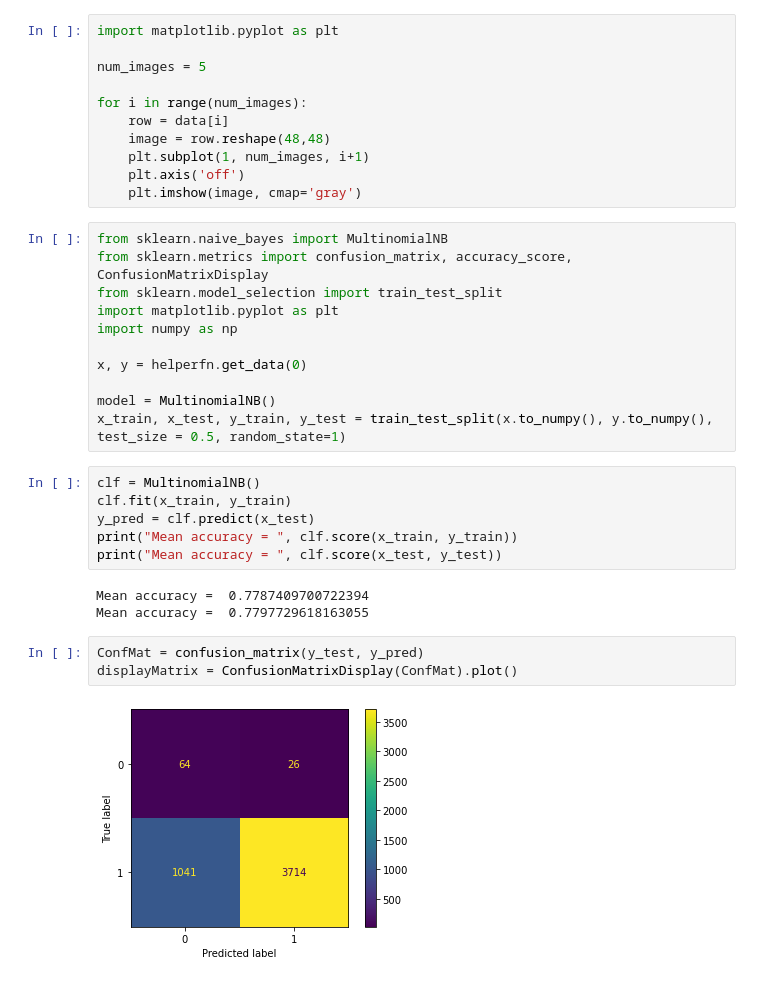
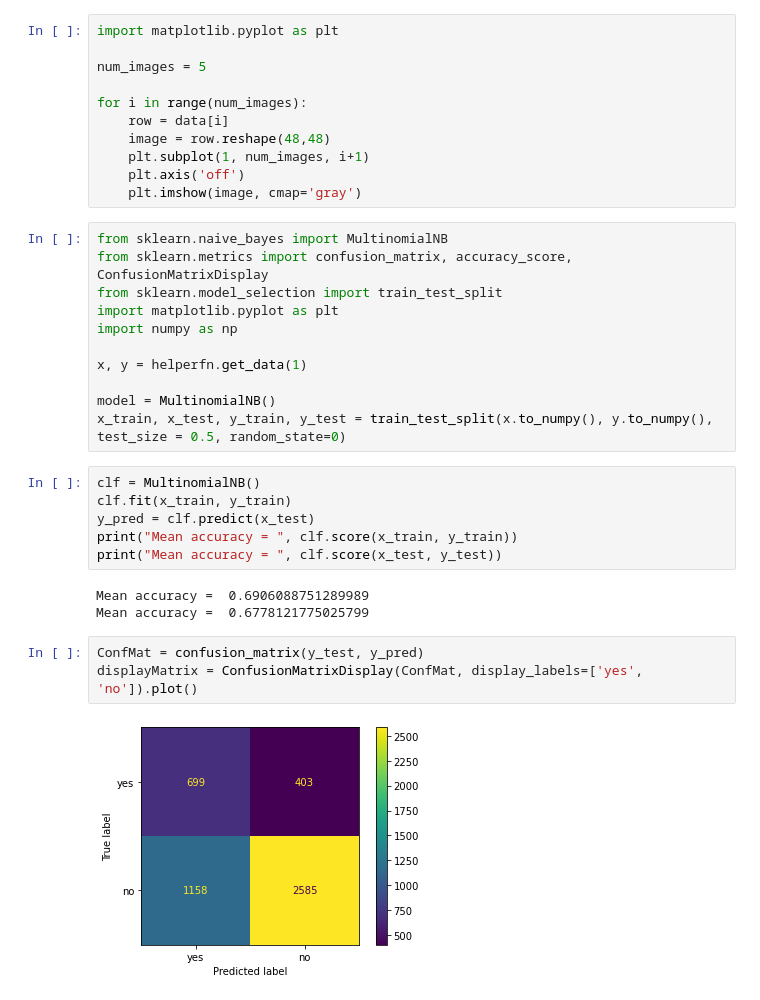
Before and after one commit to friedforfun/Data-Mining-Machine-Learning-CW, a Jupyter notebook: Tasks/Task 3 - Naive Bayse classification performance.ipynb, the cells around one changed output. Drawn from its saved outputs; the diff is of its cells as text.

```diff
--- a/Tasks/Task 3 - Naive Bayse classification performance.ipynb
+++ b/Tasks/Task 3 - Naive Bayse classification performance.ipynb
@@ -62,10 +62,10 @@ from sklearn.model_selection import train_test_split
 import matplotlib.pyplot as plt
 import numpy as np
 
-x, y = helperfn.get_data(0)
+x, y = helperfn.get_data(1)
 
 model = MultinomialNB()
-x_train, x_test, y_train, y_test = train_test_split(x.to_numpy(), y.to_numpy(), test_size = 0.5, random_state=1)
+x_train, x_test, y_train, y_test = train_test_split(x.to_numpy(), y.to_numpy(), test_size = 0.5, random_state=0)
 # %%
 clf = MultinomialNB()
 clf.fit(x_train, y_train)
@@ -73,10 +73,10 @@ y_pred = clf.predict(x_test)
 print("Mean accuracy = ", clf.score(x_train, y_train))
 print("Mean accuracy = ", clf.score(x_test, y_test))
 # %% [output]
-Mean accuracy =  0.7787409700722394
-Mean accuracy =  0.7797729618163055
+Mean accuracy =  0.6906088751289989
+Mean accuracy =  0.6778121775025799
 # %%
 ConfMat = confusion_matrix(y_test, y_pred)
-displayMatrix = ConfusionMatrixDisplay(ConfMat).plot()
+displayMatrix = ConfusionMatrixDisplay(ConfMat, display_labels=['yes', 'no']).plot()
 # %% [output]
-[figure, old version]
+[figure, new version]
```
Also changed, not shown: parts of 1 cell of this notebook.
